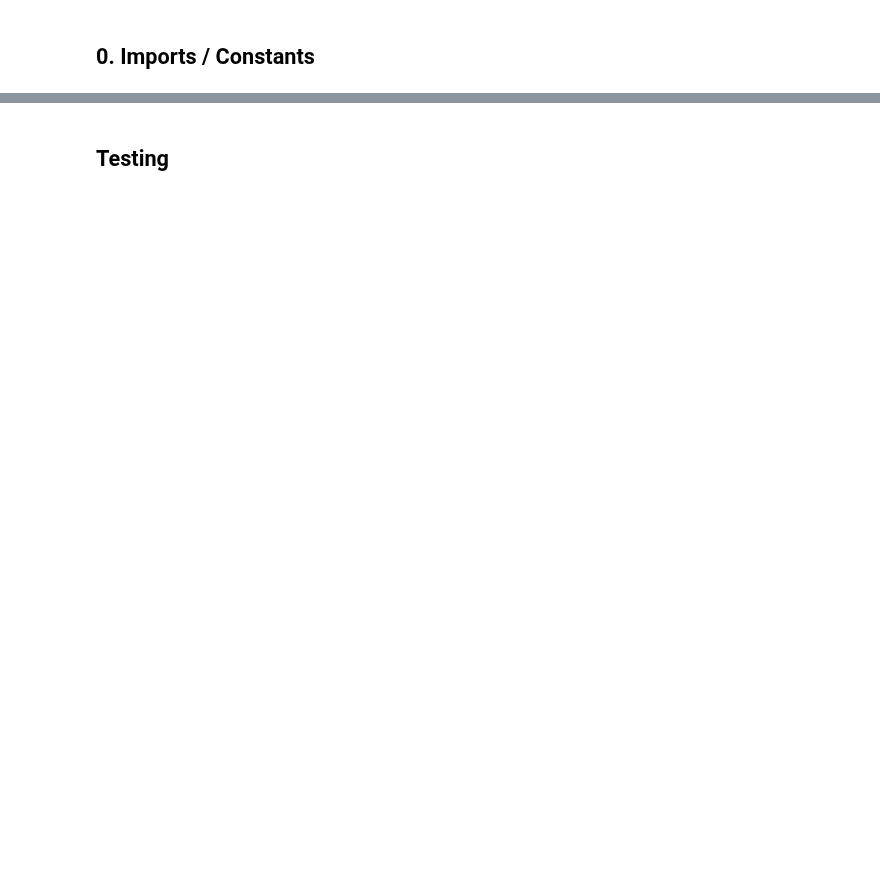
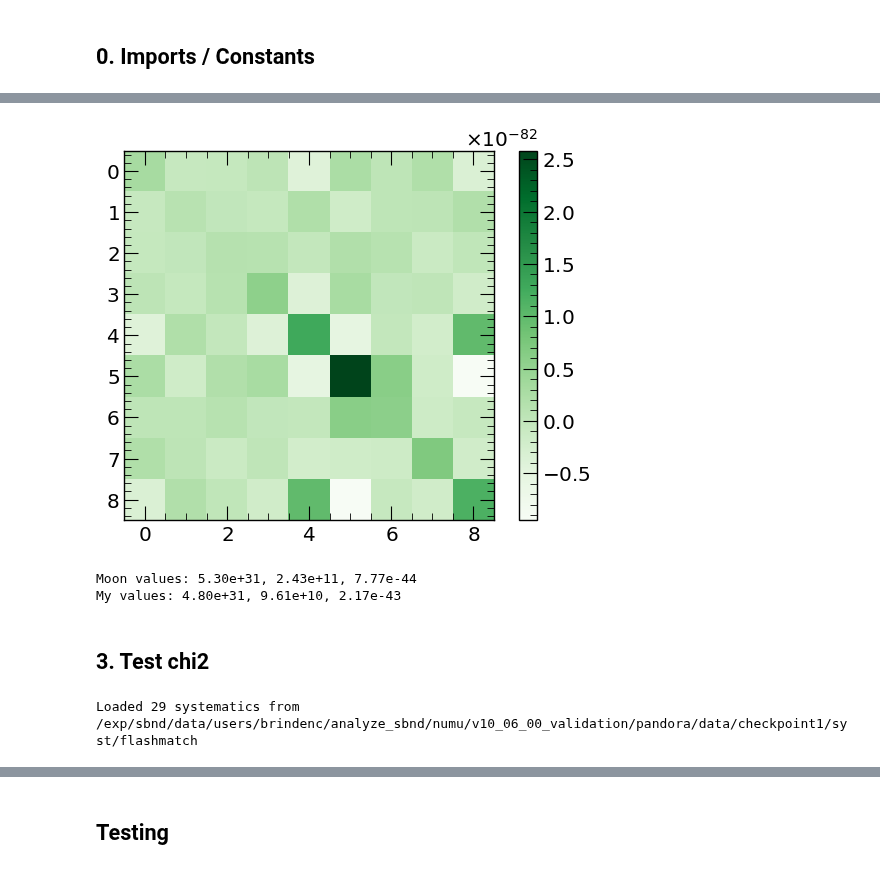
Before and after one commit to sungbinoh/cafpyana, a Jupyter notebook: analysis_village/numuincl/detsys.ipynb, the cells around one changed output, grey strips where cells are left out. Drawn from its saved outputs; the diff is of its cells as text; code cells hidden in the pictures; blank space fills up the shorter version.

```diff
--- a/analysis_village/numuincl/detsys.ipynb
+++ b/analysis_village/numuincl/detsys.ipynb
@@ -406,0 +1490,6 @@ ValueError: setting an array element with a sequence. The requested array has an
+# %%
+plt.imshow(_csystematics_slim.systematics['GENIE']['xsec_cov'])
+plt.colorbar()
+plt.show()
+# %% [output]
+[figure, added]
@@ -406,0 +1500,14 @@ ValueError: setting an array element with a sequence. The requested array has an
+# %%
+print(f'Moon values: {MOON_NUMBER_TARGETS_FV:.2e}, {MOON_INTEGRATED_FLUX:.2e}, {MOON_XSEC_UNIT:.2e}')
+print(f'My values: {NUMBER_TARGETS_FV:.2e}, {INTEGRATED_FLUX:.2e}, {XSEC_UNIT:.2e}')
+# %% [output]
+Moon values: 5.30e+31, 2.43e+11, 7.77e-44
+My values: 4.80e+31, 9.61e+10, 2.17e-43
+# %% [markdown]
+##  3. Test chi2
+# %%
+cut = 'flashmatch'
+#systematic = Systematics.from_saved(f'{DATA_DIR}/data/checkpoint1/syst/precut','momentum')
+systematic = Systematics.from_saved(f'{DATA_DIR}/data/checkpoint1/syst/{cut}','momentum')
+# %% [output]
+Loaded 29 systematics from /exp/sbnd/data/users/brindenc/analyze_sbnd/numu/v10_06_00_validation/pandora/data/checkpoint1/syst/flashmatch
```
Also changed, not shown: parts of 108 cells of this notebook, 32 other files.
